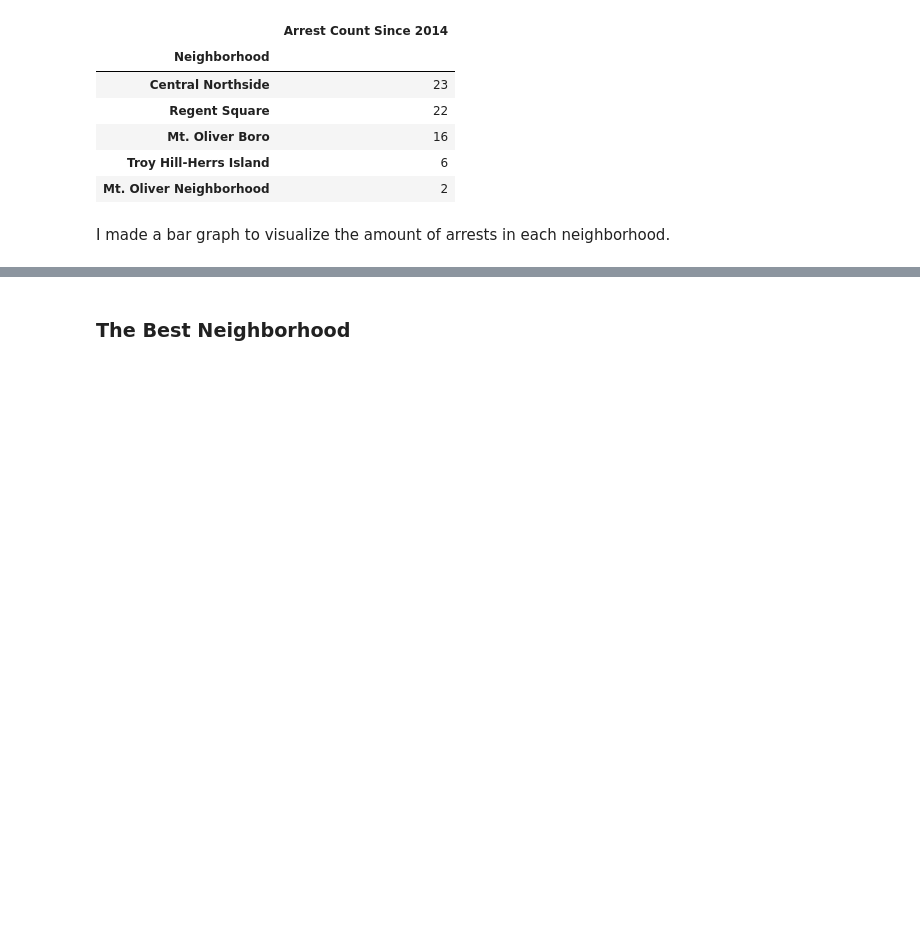
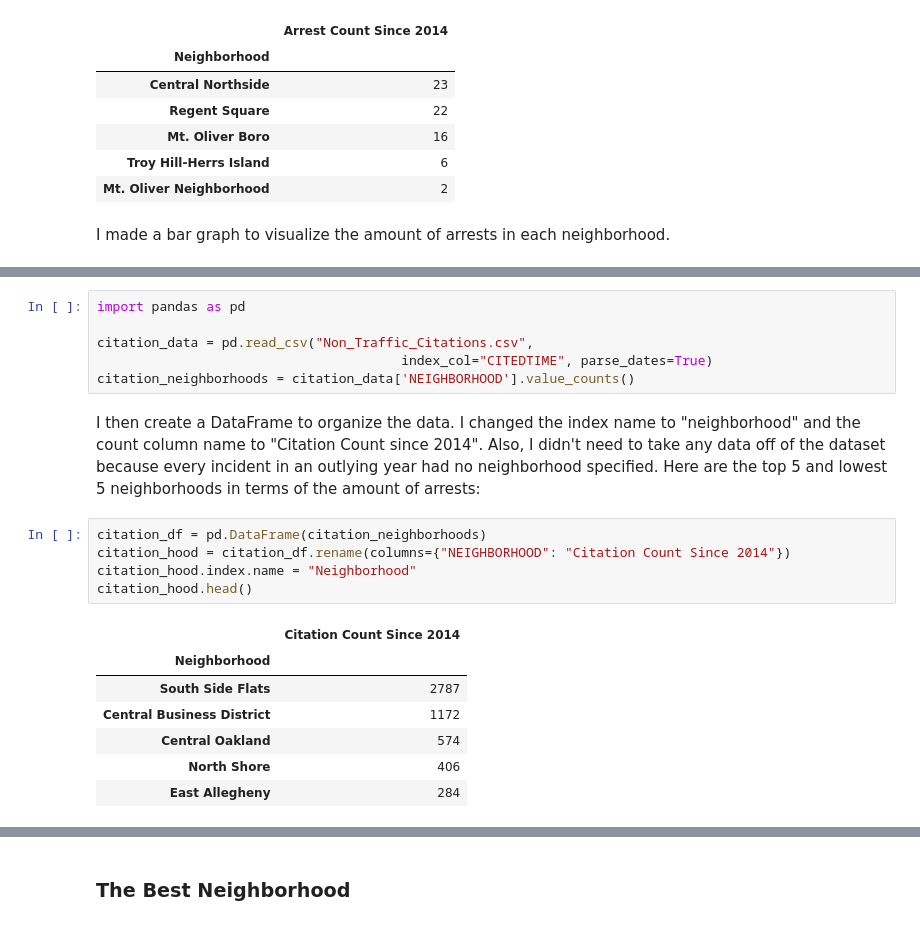
Before and after one commit to rainieracierto/FinalProject, a Jupyter notebook: FinalPresentation.ipynb, the cells around one changed output, grey strips where cells are left out. Cells and saved outputs as stored; diff of their text form; blank space fills up the shorter version.

```diff
--- a/FinalPresentation.ipynb
+++ b/FinalPresentation.ipynb
@@ -68,0 +88,26 @@ arrest_neighborhoods.plot(kind="bar", width = 0.4, figsize=(25,15))
+# %%
+import pandas as pd
+
+citation_data = pd.read_csv("Non_Traffic_Citations.csv",
+                                       index_col="CITEDTIME", parse_dates=True)
+citation_neighborhoods = citation_data['NEIGHBORHOOD'].value_counts()
+# %% [markdown]
+I then create a DataFrame to organize the data.
+ I changed the index name to "neighborhood" and the count column name to
+ "Citation Count since 2014".
+ Also, I didn't need to take any data off of the dataset
+  because every incident in an outlying year had no neighborhood specified.
+Here are the top 5 and lowest 5 neighborhoods in terms of the amount of arrests:
+# %%
+citation_df = pd.DataFrame(citation_neighborhoods)
+citation_hood = citation_df.rename(columns={"NEIGHBORHOOD": "Citation Count Since 2014"})
+citation_hood.index.name = "Neighborhood"
+citation_hood.head()
+# %% [output]
+|  | Citation Count Since 2014 |
+| Neighborhood |  |
+| South Side Flats | 2787 |
+| Central Business District | 1172 |
+| Central Oakland | 574 |
+| North Shore | 406 |
+| East Allegheny | 284 |
```
Also changed, not shown: parts of 5 cells of this notebook.
